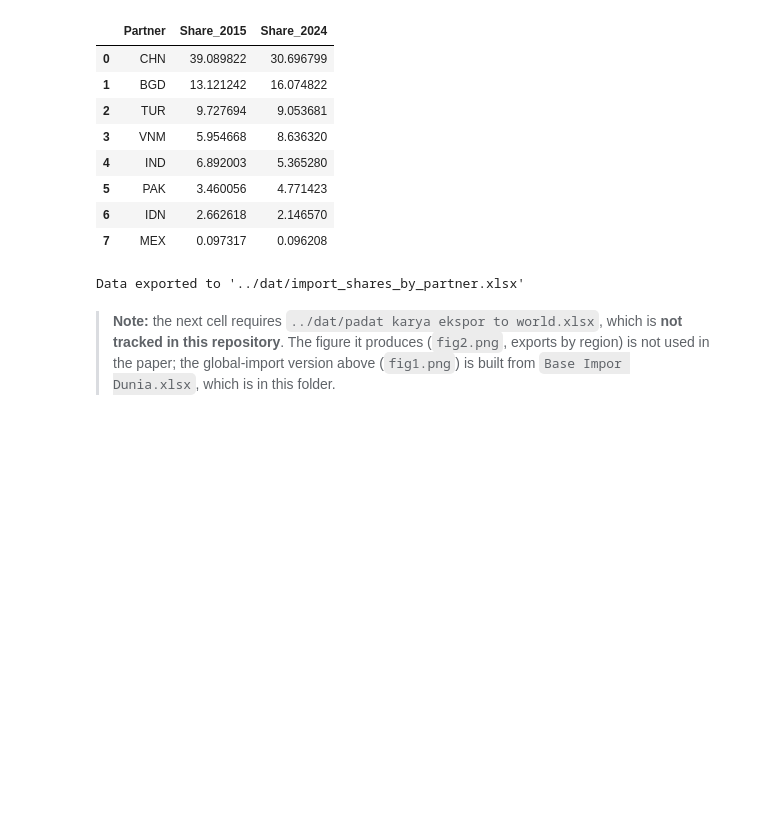
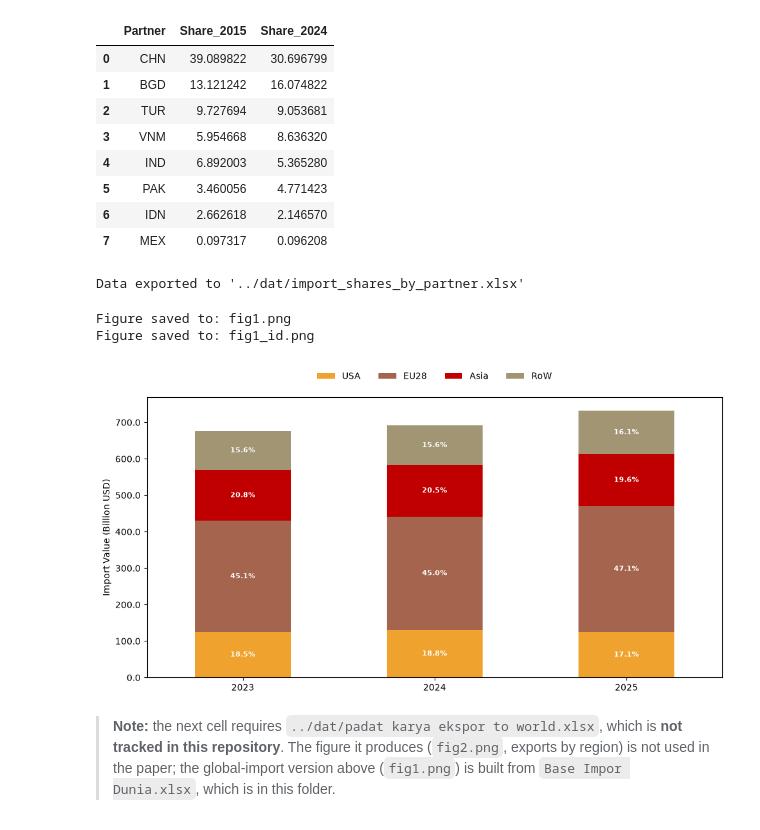
Before and after one commit to den-econ/tekstil, a Jupyter notebook: fig/fig.ipynb, the cells around one changed output. Saved outputs shown, nothing was run; the diff lists cells and outputs as text; code cells hidden in the pictures; blank space fills up the shorter version.

```diff
--- a/fig/fig.ipynb
+++ b/fig/fig.ipynb
@@ -591,6 +609,7 @@ Data exported to '../dat/import_shares_by_partner.xlsx'
 # %%
 import pandas as pd
 import matplotlib.pyplot as plt
+from source_note import save_with_source
 from matplotlib.ticker import FuncFormatter
 
 excel_path = "Base Impor Dunia.xlsx"
@@ -612,34 +631,38 @@ region_summary = region_summary[["USA", "EU28", "Asia", "RoW"]]  # enforce order
 
 # --- Step 4: Plot stacked bar chart with custom colors ---
 colors = ["#f0a22e", "#a5644e", "#c00000", "#a19574"]
 ax = region_summary.plot(kind="bar", stacked=True, figsize=(10, 6), color=colors)
 
 # --- Step 5: Annotate percentage shares ---
 for i, year in enumerate(region_summary.index):
     total = region_summary.loc[year].sum()
     cumulative = 0
     for region, value in region_summary.loc[year].items():
         cumulative += value
         pct = value / total * 100
         ax.text(
             i, cumulative - value / 2, f"{pct:.1f}%",
             ha="center", va="center", color="white", fontsize=8, fontweight="bold"
         )
 
 # --- Step 6: Customize chart ---
 ax.legend(title=None, bbox_to_anchor=(0.5, 1.12), loc="upper center", ncol=4, frameon=False)
 formatter = FuncFormatter(lambda x, pos: f"{x/1e6:.1f}")
 ax.yaxis.set_major_formatter(formatter)
 plt.xticks(rotation=0)
 plt.xlabel("")
 plt.ylabel("Import Value (Billion USD)")
 
 # Set x-axis to show years as integers
 ax.set_xticklabels([int(x) for x in region_summary.index])
 
 plt.tight_layout(rect=[0, 0, 1, 0.9])
-plt.savefig(fig_path, dpi=300)
+save_with_source(ax.figure, fig_path, "UN Comtrade.")
 plt.show()
+# %% [output]
+Figure saved to: fig1.png
+Figure saved to: fig1_id.png
+[figure, added]
 # %% [markdown]
 > **Note:** the next cell requires `../dat/padat karya ekspor to world.xlsx`, which is **not tracked in this repository**. The figure it produces (`fig2.png`, exports by region) is not used in the paper; the global-import version above (`fig1.png`) is built from `Base Impor Dunia.xlsx`, which is in this folder.
 # %%
```
Also changed, not shown: parts of 14 cells of this notebook, 51 other files.
